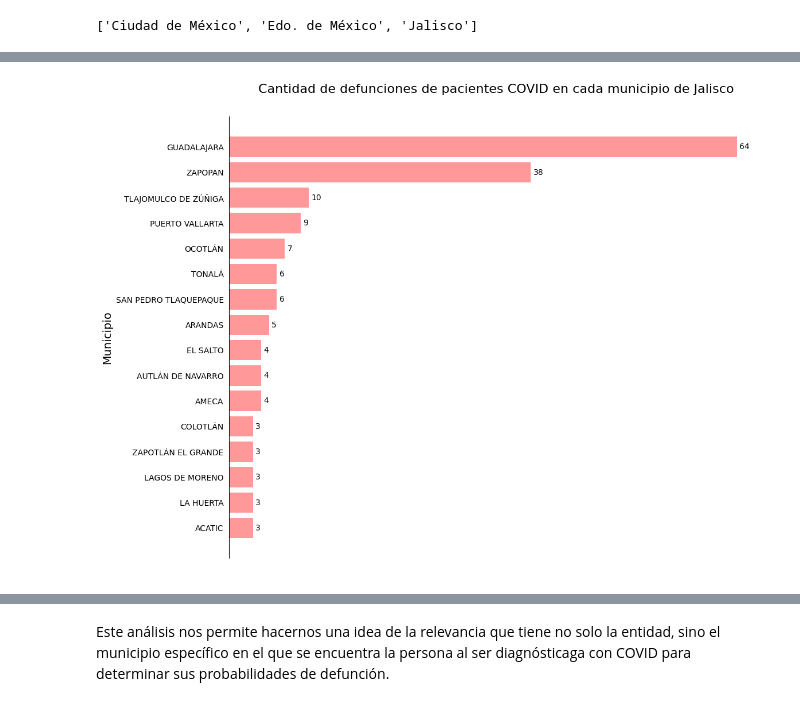
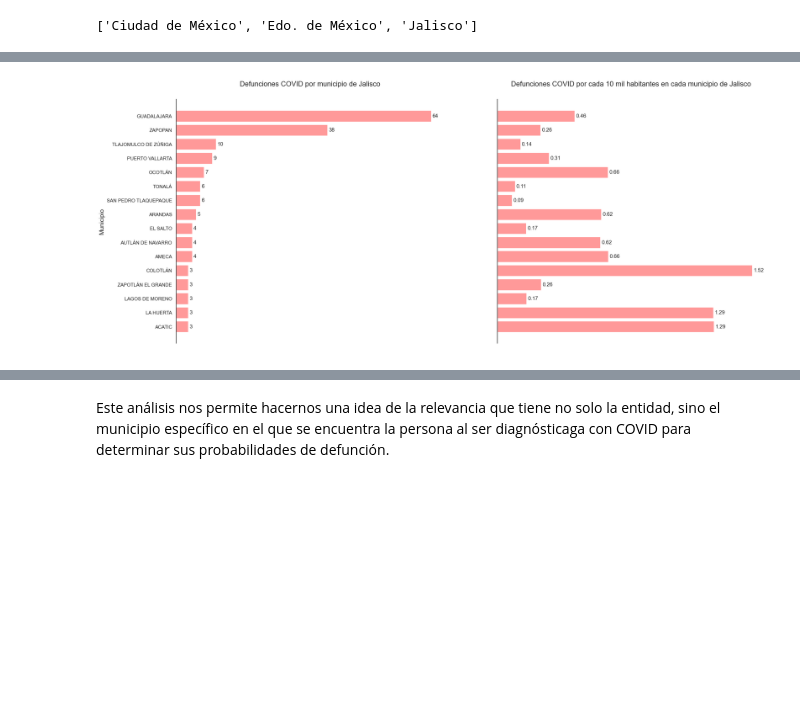
Before and after one commit to VesnaPivac/ML_COVID19-Mexico, a Jupyter notebook: src/visualization/eda.ipynb, the cells around one changed output, grey strips where cells are left out. Drawn from its saved outputs; the diff is of its cells as text; code cells hidden in the pictures; blank space fills up the shorter version.

```diff
--- a/src/visualization/eda.ipynb
+++ b/src/visualization/eda.ipynb
@@ -295,0 +429,16 @@ fallecidos_jal = fallecidos_jal.sort_values(by='Defunciones', ascending=False)
+# %%
+# Añadir la población a cada DataFrame
+fallecidos_cdmx = fallecidos_cdmx.merge(datos_poblacion[['CLAVE_ENTIDAD', 'CLAVE_MUNICIPIO', 'POBLACION']], on=['CLAVE_ENTIDAD', 'CLAVE_MUNICIPIO'], how='left')
+fallecidos_edomx = fallecidos_edomx.merge(datos_poblacion[['CLAVE_ENTIDAD', 'CLAVE_MUNICIPIO', 'POBLACION']], on=['CLAVE_ENTIDAD', 'CLAVE_MUNICIPIO'], how='left')
+fallecidos_jal = fallecidos_jal.merge(datos_poblacion[['CLAVE_ENTIDAD', 'CLAVE_MUNICIPIO', 'POBLACION']], on=['CLAVE_ENTIDAD', 'CLAVE_MUNICIPIO'], how='left')
+fallecidos_hgo = fallecidos_hgo.merge(datos_poblacion[['CLAVE_ENTIDAD', 'CLAVE_MUNICIPIO', 'POBLACION']], on=['CLAVE_ENTIDAD', 'CLAVE_MUNICIPIO'], how='left')
+fallecidos_zac = fallecidos_zac.merge(datos_poblacion[['CLAVE_ENTIDAD', 'CLAVE_MUNICIPIO', 'POBLACION']], on=['CLAVE_ENTIDAD', 'CLAVE_MUNICIPIO'], how='left')
+fallecidos_qro = fallecidos_qro.merge(datos_poblacion[['CLAVE_ENTIDAD', 'CLAVE_MUNICIPIO', 'POBLACION']], on=['CLAVE_ENTIDAD', 'CLAVE_MUNICIPIO'], how='left')
+
+# Calcular las defunciones por cada 10 mil habitantes
+fallecidos_cdmx['Defunciones_per_10k'] = (fallecidos_cdmx['Defunciones'] / fallecidos_cdmx['POBLACION']) * 10000
+fallecidos_edomx['Defunciones_per_10k'] = (fallecidos_edomx['Defunciones'] / fallecidos_edomx['POBLACION']) * 10000
+fallecidos_jal['Defunciones_per_10k'] = (fallecidos_jal['Defunciones'] / fallecidos_jal['POBLACION']) * 10000
+fallecidos_hgo['Defunciones_per_10k'] = (fallecidos_hgo['Defunciones'] / fallecidos_hgo['POBLACION']) * 10000
+fallecidos_zac['Defunciones_per_10k'] = (fallecidos_zac['Defunciones'] / fallecidos_zac['POBLACION']) * 10000
+fallecidos_qro['Defunciones_per_10k'] = (fallecidos_qro['Defunciones'] / fallecidos_qro['POBLACION']) * 10000
@@ -366,35 +579,62 @@ plt.show()
 # %%
 # Crear gráficos de barras horizontales
-fig, ax = plt.subplots(1, 1, figsize=(12, 10))
+fig, (ax1, ax2) = plt.subplots(1, 2, figsize=(24, 10))
 
-# Gráfico para Jalisco
-bars = ax.barh(fallecidos_jal['MUNICIPIO'][:16], fallecidos_jal['Defunciones'][:16], color='#ff9999')
-ax.set_title('Cantidad de defunciones de pacientes COVID en cada municipio de Jalisco', fontsize=16, pad=30)
-ax.set_xlabel(' ', fontsize=14)
-ax.set_ylabel('Municipio', fontsize=14)
-ax.invert_yaxis()  # Invertir el eje y para que las barras más grandes estén arriba
+# Gráfico para el número de defunciones
+bars1 = ax1.barh(fallecidos_jal['MUNICIPIO'][:16], fallecidos_jal['Defunciones'][:16], color='#ff9999')
+ax1.set_title('Defunciones COVID por municipio de Jalisco', fontsize=16, pad=30)
+ax1.set_xlabel(' ', fontsize=14)
+ax1.set_ylabel('Municipio', fontsize=14)
+ax1.invert_yaxis()  # Invertir el eje y para que las barras más grandes estén arriba
 
 # Desactivar las marcas en el eje x
-ax.tick_params(axis='x', which='both', bottom=False, top=False, labelbottom=False)
+ax1.tick_params(axis='x', which='both', bottom=False, top=False, labelbottom=False)
 # Desactivar las marcas en el eje y
-ax.tick_params(axis='y', which='both', left=False)
+ax1.tick_params(axis='y', which='both', left=False)
 
 # Mantener solo el borde izquierdo
-ax.spines['left'].set_visible(True)
-ax.spines['bottom'].set_visible(False)
-ax.spines['top'].set_visible(False)
-ax.spines['right'].set_visible(False)
+ax1.spines['left'].set_visible(True)
+ax1.spines['bottom'].set_visible(False)
+ax1.spines['top'].set_visible(False)
+ax1.spines['right'].set_visible(False)
 
 # Añadir el número de defunciones encima de cada barra
-for bar in bars:
+for bar in bars1:
     width = bar.get_width()
-    ax.annotate(f'{width}',
-                xy=(width, bar.get_y() + bar.get_height() / 2),
-                xytext=(3, 0),  # 3 points horizontal offset
-                textcoords="offset points",
-                ha='left', va='center')
+    ax1.annotate(f'{width}',
+                 xy=(width, bar.get_y() + bar.get_height() / 2),
+                 xytext=(3, 0),  # 3 points horizontal offset
+                 textcoords="offset points",
+                 ha='left', va='center')
+
+# Gráfico para el número de defunciones por cada 10 mil habitantes
+bars2 = ax2.barh(fallecidos_jal['MUNICIPIO'][:16], fallecidos_jal['Defunciones_per_10k'][:16], color='#ff9999')
+ax2.set_title('Defunciones COVID por cada 10 mil habitantes en cada municipio de Jalisco', fontsize=16, pad=30)
+ax2.set_xlabel(' ', fontsize=14)
+ax2.set_ylabel('', fontsize=14)
+ax2.invert_yaxis()  # Invertir el eje y para que las barras más grandes estén arriba
+
+# Desactivar las marcas en el eje x
+ax2.tick_params(axis='x', which='both', bottom=False, top=False, labelbottom=False)
+# Desactivar las marcas en el eje y
+ax2.tick_params(axis='y', which='both', left=False, labelleft=False)
+
+# Mantener solo el borde izquierdo
+ax2.spines['left'].set_visible(True)
+ax2.spines['bottom'].set_visible(False)
+ax2.spines['top'].set_visible(False)
+ax2.spines['right'].set_visible(False)
+
+# Añadir el número de defunciones por cada 10 mil habitantes encima de cada barra
+for bar in bars2:
+    width = bar.get_width()
+    ax2.annotate(f'{width:.2f}',
+                 xy=(width, bar.get_y() + bar.get_height() / 2),
+                 xytext=(3, 0),  # 3 points horizontal offset
+                 textcoords="offset points",
+                 ha='left', va='center')
 
 # Mostrar la figura
 plt.show()
 # %% [output]
-[figure, old version]
+[figure, new version]
```
Also changed, not shown: parts of 54 cells of this notebook.
